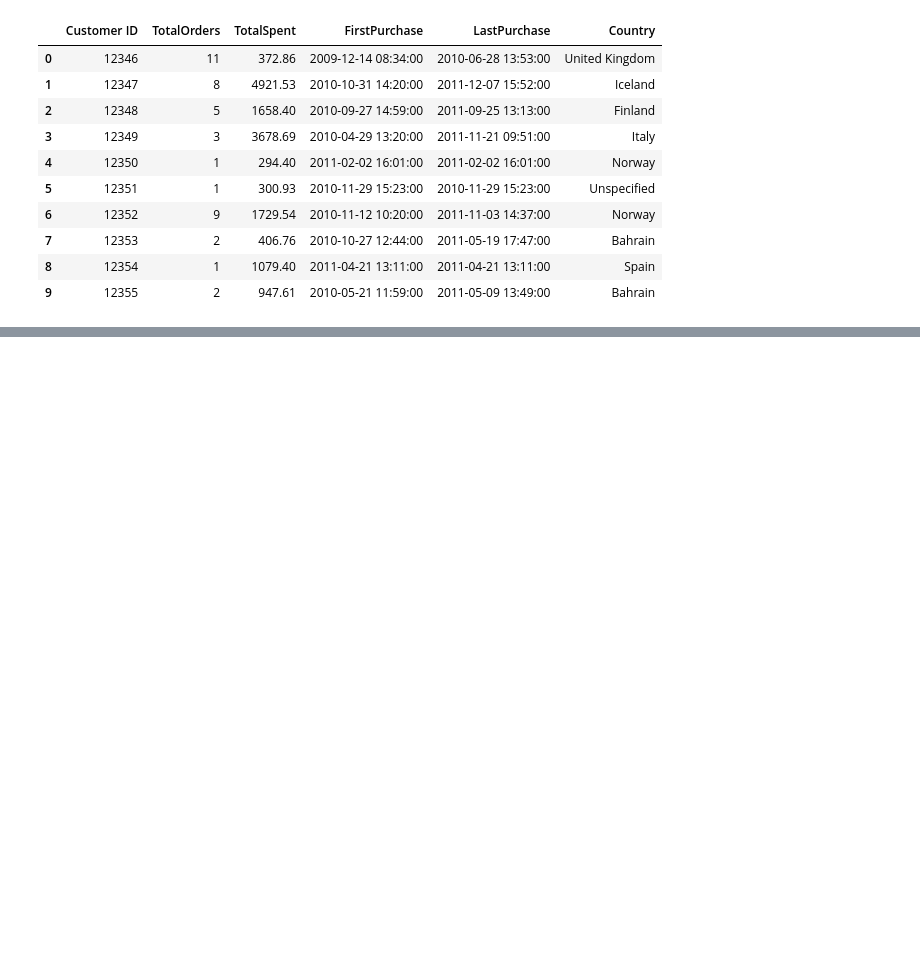
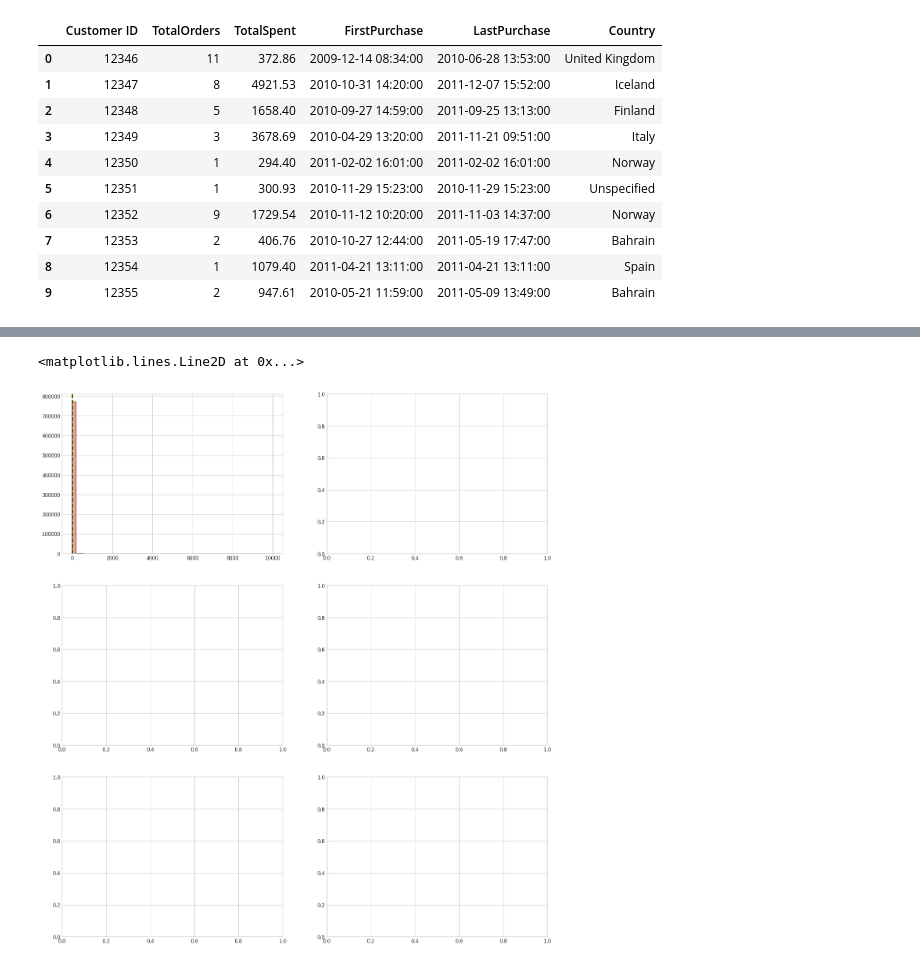
Before and after one commit to Ali-Zabiiihian/moq-price-analysis, a Jupyter notebook: moq price analysis.ipynb, the cells around one changed output, grey strips where cells are left out. Cells and saved outputs as stored; diff of their text form; code cells hidden in the pictures; blank space fills up the shorter version.

```diff
--- a/moq price analysis.ipynb
+++ b/moq price analysis.ipynb
@@ -883,0 +921,15 @@ customer_metrics.to_csv('customer_metrics.csv')
+# %%
+# making charts
+fig, axes = plt.subplots(3, 2, figsize=(16, 18))
+
+ax1 = axes[0, 0]
+ax2 = axes[0, 1]
+ax3 = axes[1, 0]
+
+# Histogram with mean and median
+df['Quantity'].hist(bins=50, ax=ax1, edgecolor='black', alpha=0.7)
+ax1.axvline(df['Quantity'].mean(), color='red', linestyle='--', linewidth=2, label=f'Mean: {df["Quantity"].mean():.2f}')
+ax1.axvline(df['Quantity'].median(), color='green', linestyle='--', linewidth=2, label=f'Median: {df["Quantity"].median():.2f}')
+# %% [output]
+<matplotlib.lines.Line2D at 0x...>
+[figure, added]
```
Also changed, not shown: parts of 7 cells of this notebook.
